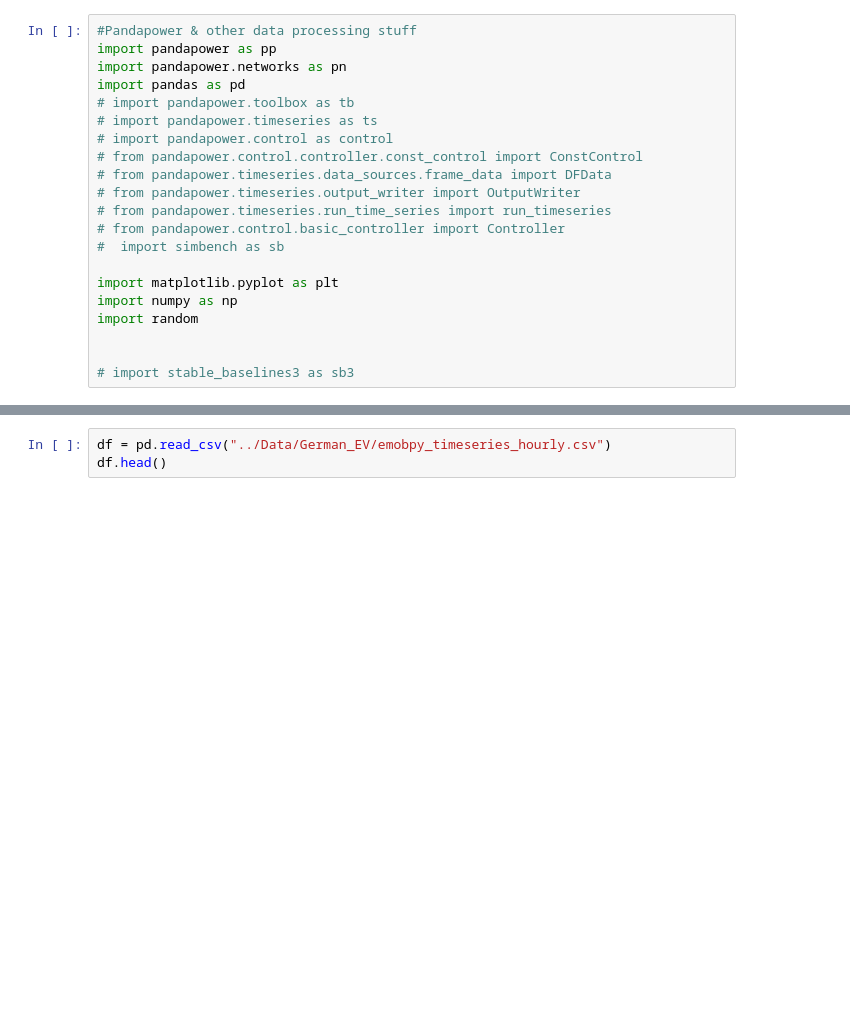
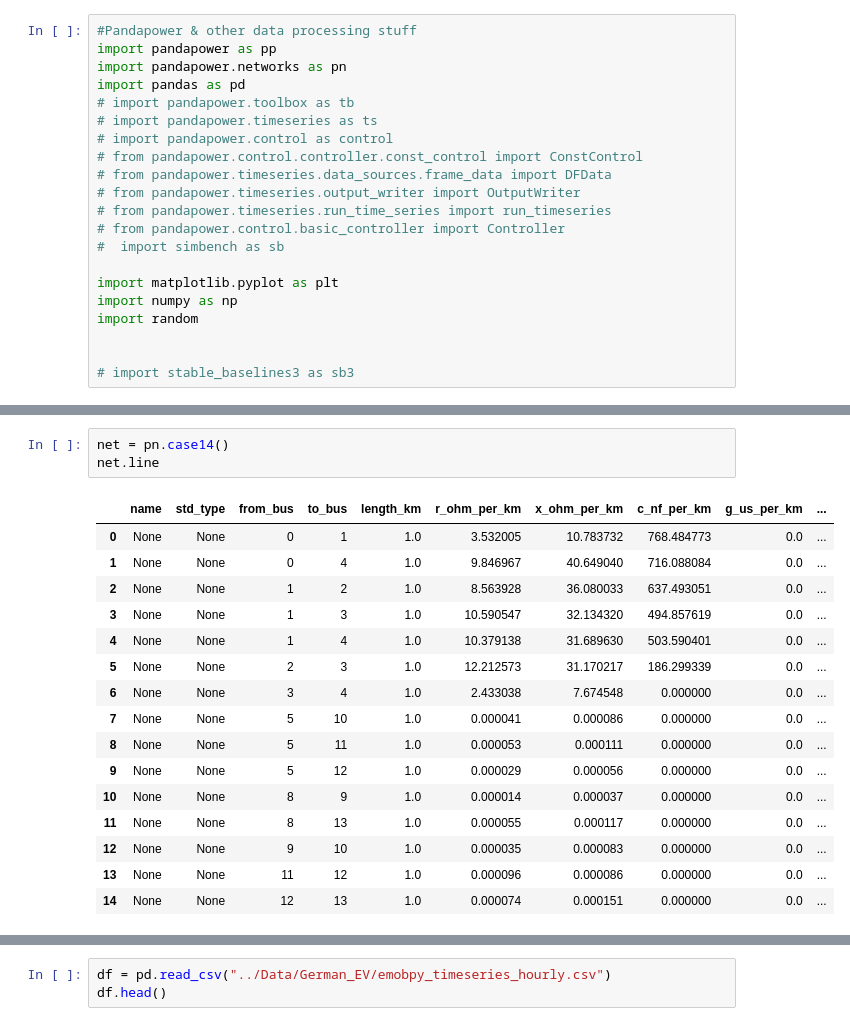
Before and after one commit to chialingyang7718/RL_OPF_EVaware, a Jupyter notebook: Scripts/test_code.ipynb, the cells around one changed output, grey strips where cells are left out. Cells and saved outputs as stored; diff of their text form; blank space fills up the shorter version.

```diff
--- a/Scripts/test_code.ipynb
+++ b/Scripts/test_code.ipynb
@@ -45,0 +212,20 @@ if net.poly_cost.index.size > 0:
+# %%
+net = pn.case14()
+net.line
+# %% [output]
+|  | name | std_type | from_bus | to_bus | length_km | r_ohm_per_km | x_ohm_per_km | c_nf_per_km | g_us_per_km | ... |
+| 0 | None | None | 0 | 1 | 1.0 | 3.532005 | 10.783732 | 768.484773 | 0.0 | ... |
+| 1 | None | None | 0 | 4 | 1.0 | 9.846967 | 40.649040 | 716.088084 | 0.0 | ... |
+| 2 | None | None | 1 | 2 | 1.0 | 8.563928 | 36.080033 | 637.493051 | 0.0 | ... |
+| 3 | None | None | 1 | 3 | 1.0 | 10.590547 | 32.134320 | 494.857619 | 0.0 | ... |
+| 4 | None | None | 1 | 4 | 1.0 | 10.379138 | 31.689630 | 503.590401 | 0.0 | ... |
+| 5 | None | None | 2 | 3 | 1.0 | 12.212573 | 31.170217 | 186.299339 | 0.0 | ... |
+| 6 | None | None | 3 | 4 | 1.0 | 2.433038 | 7.674548 | 0.000000 | 0.0 | ... |
+| 7 | None | None | 5 | 10 | 1.0 | 0.000041 | 0.000086 | 0.000000 | 0.0 | ... |
+| 8 | None | None | 5 | 11 | 1.0 | 0.000053 | 0.000111 | 0.000000 | 0.0 | ... |
+| 9 | None | None | 5 | 12 | 1.0 | 0.000029 | 0.000056 | 0.000000 | 0.0 | ... |
+| 10 | None | None | 8 | 9 | 1.0 | 0.000014 | 0.000037 | 0.000000 | 0.0 | ... |
+| 11 | None | None | 8 | 13 | 1.0 | 0.000055 | 0.000117 | 0.000000 | 0.0 | ... |
+| 12 | None | None | 9 | 10 | 1.0 | 0.000035 | 0.000083 | 0.000000 | 0.0 | ... |
+| 13 | None | None | 11 | 12 | 1.0 | 0.000096 | 0.000086 | 0.000000 | 0.0 | ... |
+| 14 | None | None | 12 | 13 | 1.0 | 0.000074 | 0.000151 | 0.000000 | 0.0 | ... |
```
Also changed, not shown: parts of 7 cells of this notebook, 21 other files.
